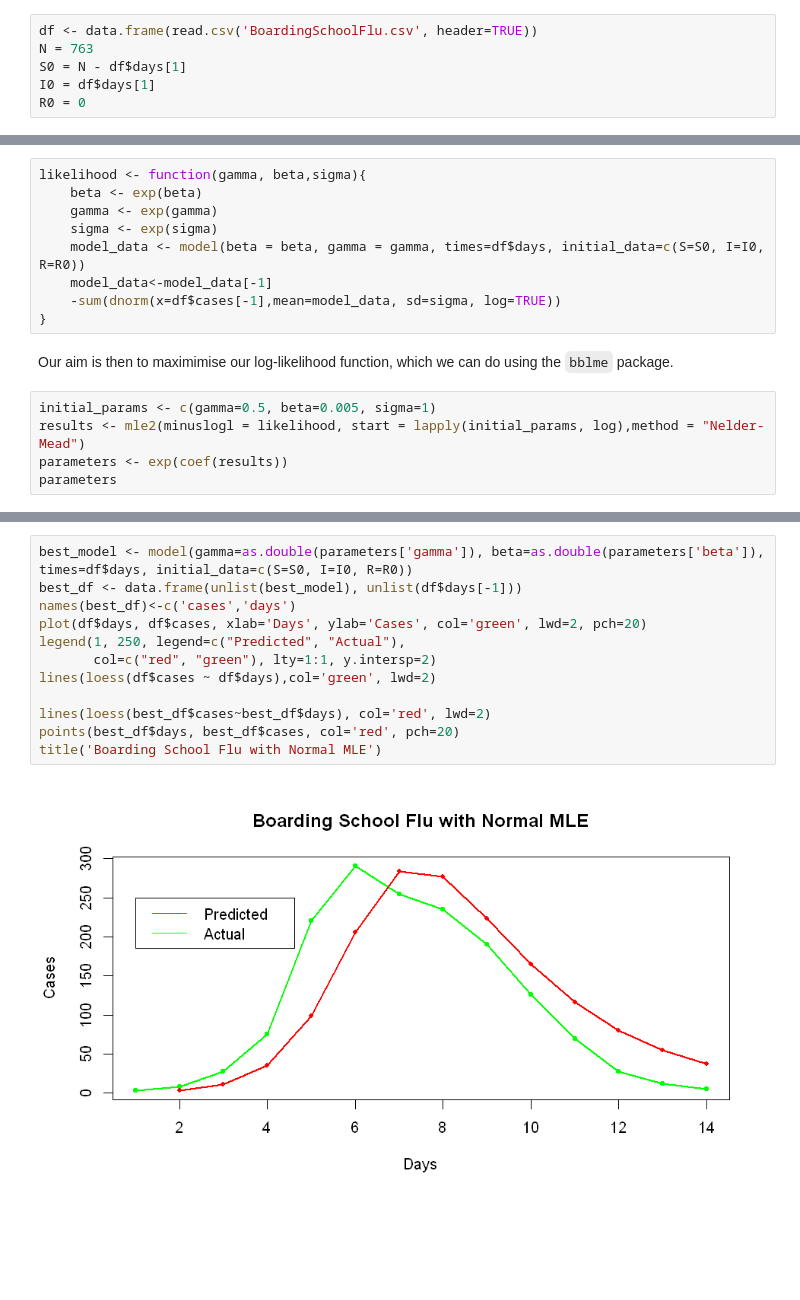
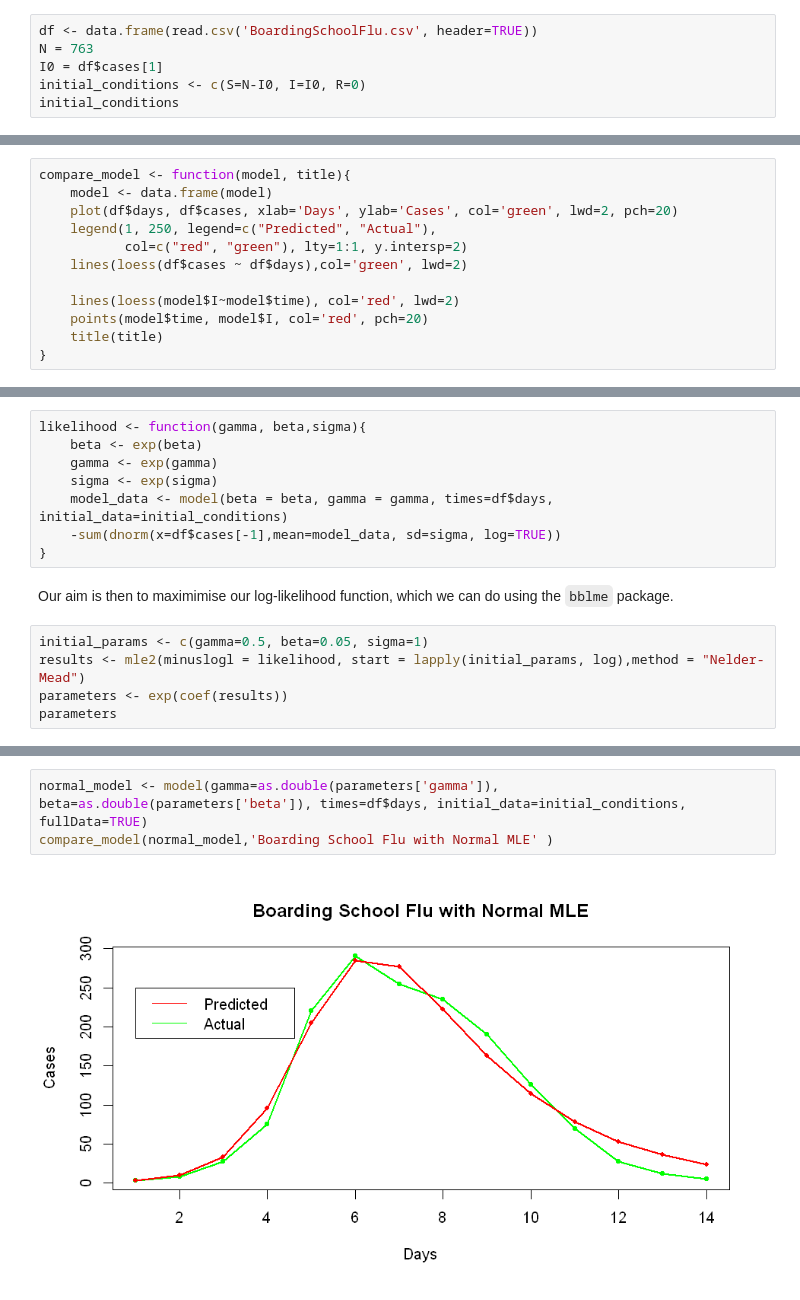
Before and after one commit to joely-w/ProjectWriteup, a Jupyter notebook: Stochastic model.ipynb, the cells around one changed output, grey strips where cells are left out. Cells and saved outputs as stored; diff of their text form; blank space fills up the shorter version.

Commit message:
Implemented Gillespie Direct algorithm
Created Gillespie Direct algorithm in R and fixed plots in notebook

```diff
--- a/Stochastic model.ipynb
+++ b/Stochastic model.ipynb
@@ -42,6 +45,6 @@ We have the classic dataset from a flu outbreak in a boarding school. Obtained f
 # %%
 df <- data.frame(read.csv('BoardingSchoolFlu.csv', header=TRUE))
 N = 763
-S0 = N - df$days[1]
-I0 = df$days[1]
-R0 = 0
+I0 = df$cases[1]
+initial_conditions <- c(S=N-I0, I=I0, R=0)
+initial_conditions
@@ -55,3 +63,15 @@ lines(df$days, df$cases,col='green')
+# %%
+compare_model <- function(model, title){
+    model <- data.frame(model)
+    plot(df$days, df$cases, xlab='Days', ylab='Cases', col='green', lwd=2, pch=20)
+    legend(1, 250, legend=c("Predicted", "Actual"),
+           col=c("red", "green"), lty=1:1, y.intersp=2)
+    lines(loess(df$cases ~ df$days),col='green', lwd=2)
+
+    lines(loess(model$I~model$time), col='red', lwd=2)
+    points(model$time, model$I, col='red', pch=20)
+    title(title)
+}
 # %% [markdown]
 ## Parameter Estimation: MLE's using Normal Distribution
 We now want to create a maximum likelihood estimator of our model, with the aim of numerically maximising this to find estimates for our model's parameters.
@@ -70,14 +90,13 @@ likelihood <- function(gamma, beta,sigma){
     beta <- exp(beta)
     gamma <- exp(gamma)
     sigma <- exp(sigma)
-    model_data <- model(beta = beta, gamma = gamma, times=df$days, initial_data=c(S=S0, I=I0, R=R0))
-    model_data<-model_data[-1]
+    model_data <- model(beta = beta, gamma = gamma, times=df$days, initial_data=initial_conditions)
     -sum(dnorm(x=df$cases[-1],mean=model_data, sd=sigma, log=TRUE))
 }
 # %% [markdown]
 Our aim is then to maximimise our log-likelihood function, which we can do using the `bblme` package.
 # %%
-initial_params <- c(gamma=0.5, beta=0.005, sigma=1)
+initial_params <- c(gamma=0.5, beta=0.05, sigma=1)
 results <- mle2(minuslogl = likelihood, start = lapply(initial_params, log),method = "Nelder-Mead")
 parameters <- exp(coef(results))
 parameters
@@ -89,15 +108,6 @@ Plotting this estimate against our data:
 # %%
-best_model <- model(gamma=as.double(parameters['gamma']), beta=as.double(parameters['beta']), times=df$days, initial_data=c(S=S0, I=I0, R=R0))
-best_df <- data.frame(unlist(best_model), unlist(df$days[-1]))
-names(best_df)<-c('cases','days')
-plot(df$days, df$cases, xlab='Days', ylab='Cases', col='green', lwd=2, pch=20)
-legend(1, 250, legend=c("Predicted", "Actual"),
-       col=c("red", "green"), lty=1:1, y.intersp=2)
-lines(loess(df$cases ~ df$days),col='green', lwd=2)
-
-lines(loess(best_df$cases~best_df$days), col='red', lwd=2)
-points(best_df$days, best_df$cases, col='red', pch=20)
-title('Boarding School Flu with Normal MLE')
+normal_model <- model(gamma=as.double(parameters['gamma']), beta=as.double(parameters['beta']), times=df$days, initial_data=initial_conditions, fullData=TRUE)
+compare_model(normal_model,'Boarding School Flu with Normal MLE' )
 # %% [output]
-[figure, old version]
+[figure, new version]
 # %% [markdown]
```
Also changed, not shown: parts of 19 cells of this notebook, 1 other file.
